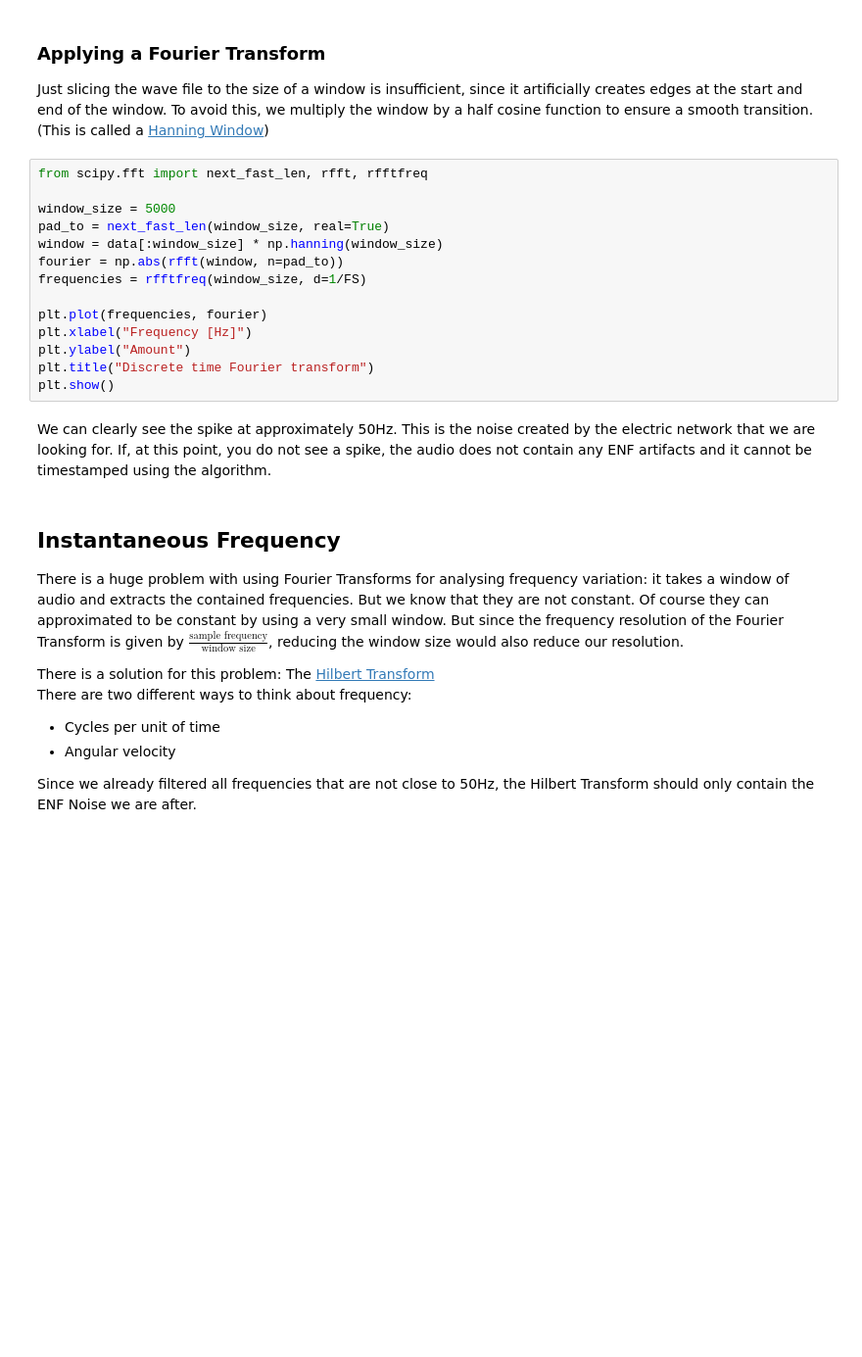
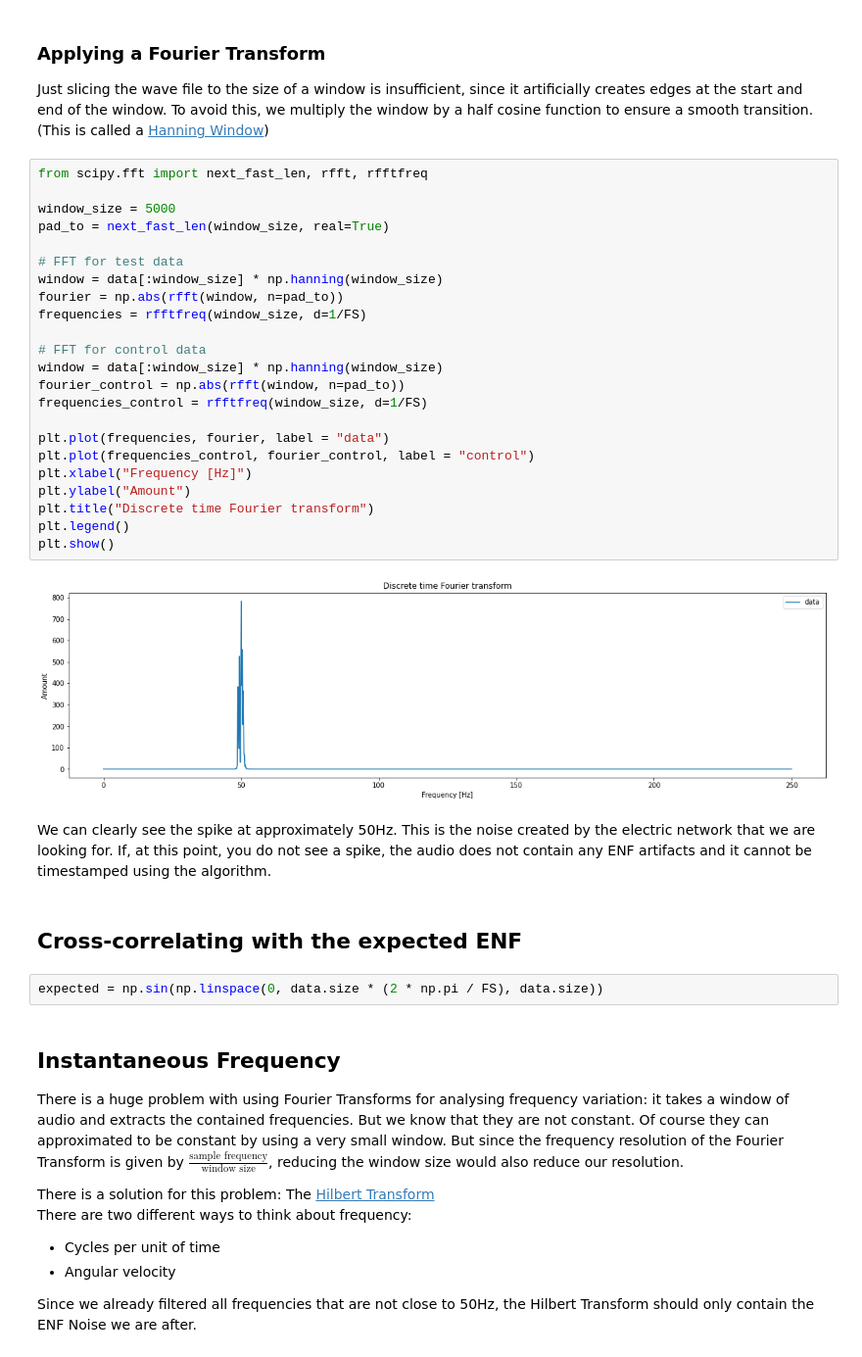
Before and after one commit to simonwuelker/enf_analysis, a Jupyter notebook: ENF_Analysis.ipynb, the cells around one changed output. Shown at 98% size. Drawn from its saved outputs; the diff is of its cells as text; blank space fills up the shorter version.

```diff
--- a/ENF_Analysis.ipynb
+++ b/ENF_Analysis.ipynb
@@ -118,21 +122,36 @@ Just slicing the wave file to the size of a window is insufficient, since it art
 # %%
 from scipy.fft import next_fast_len, rfft, rfftfreq
 
 window_size = 5000
 pad_to = next_fast_len(window_size, real=True)
+
+# FFT for test data
 window = data[:window_size] * np.hanning(window_size)
 fourier = np.abs(rfft(window, n=pad_to))
 frequencies = rfftfreq(window_size, d=1/FS)
 
-plt.plot(frequencies, fourier)
+# FFT for control data
+window = data[:window_size] * np.hanning(window_size)
+fourier_control = np.abs(rfft(window, n=pad_to))
+frequencies_control = rfftfreq(window_size, d=1/FS)
+
+plt.plot(frequencies, fourier, label = "data")
+plt.plot(frequencies_control, fourier_control, label = "control")
 plt.xlabel("Frequency [Hz]")
 plt.ylabel("Amount")
 plt.title("Discrete time Fourier transform")
+plt.legend()
 plt.show()
+# %% [output]
+[figure, added]
 # %% [markdown]
 We can clearly see the spike at approximately 50Hz. This is the noise created by the electric network that we are looking
 for. If, at this point, you do not see a spike, the audio does not contain any ENF artifacts and it cannot be timestamped using the
 algorithm.
+# %% [markdown]
+## Cross-correlating with the expected ENF
+# %%
+expected = np.sin(np.linspace(0, data.size * (2 * np.pi / FS), data.size))
 # %% [markdown]
 ## Instantaneous Frequency
 There is a huge problem with using Fourier Transforms for analysing frequency variation: it takes a window of audio
```
Also changed, not shown: parts of 4 cells of this notebook, 2 other files.
